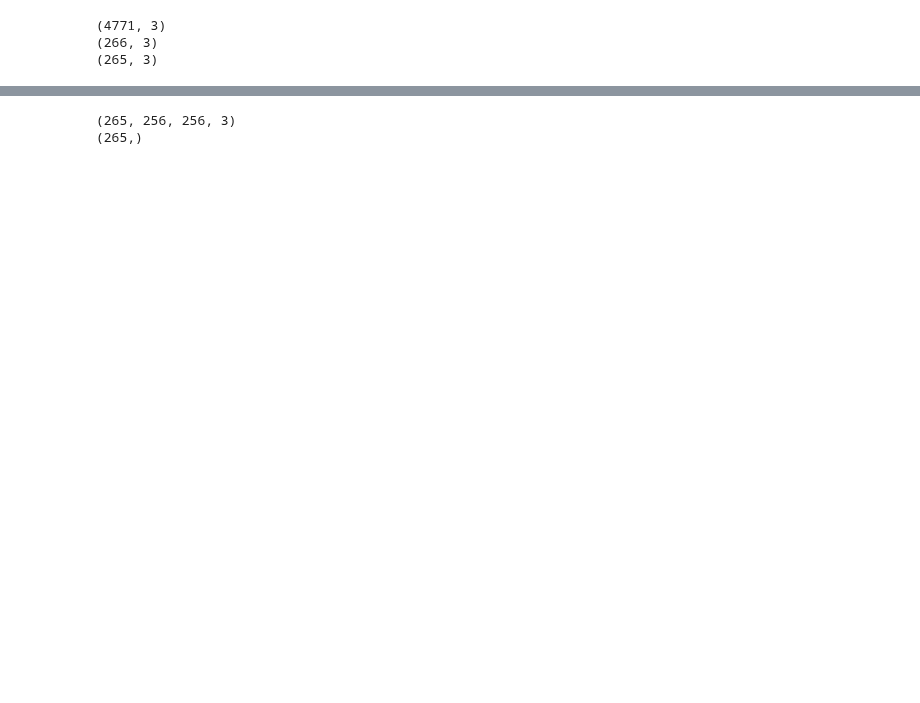
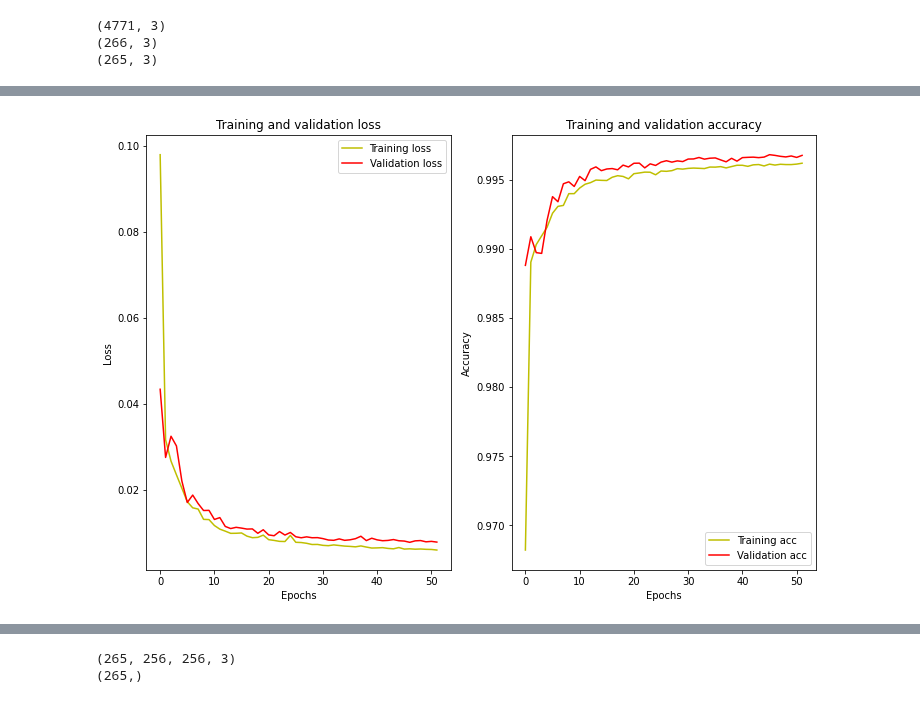
Before and after one commit to FgSurewin/Brain_Tumor_Project, a Jupyter notebook: notebooks/Deep_Learning/04_deep_learning_segmentation.ipynb, the cells around one changed output, grey strips where cells are left out. Drawn from its saved outputs; the diff is of its cells as text; code cells hidden in the pictures; blank space fills up the shorter version.

```diff
--- a/notebooks/Deep_Learning/04_deep_learning_segmentation.ipynb
+++ b/notebooks/Deep_Learning/04_deep_learning_segmentation.ipynb
@@ -366,0 +271,4 @@ for i in range(3):
+# %%
+plot_loss_and_acurracy(history)
+# %% [output]
+[figure, added]
```
Also changed, not shown: parts of 67 cells of this notebook, 25 other files.
